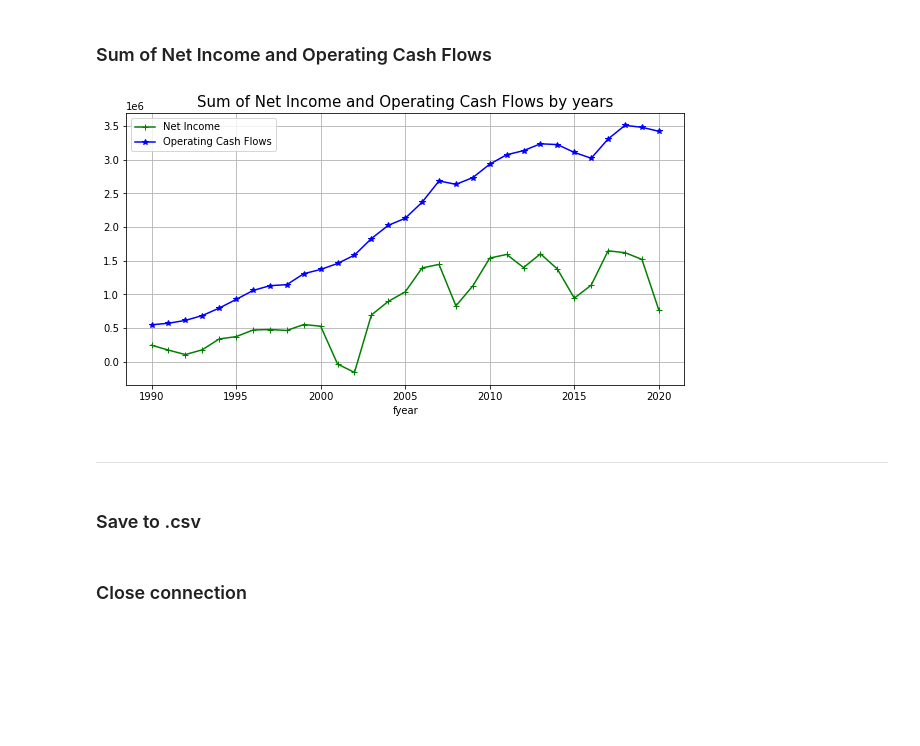
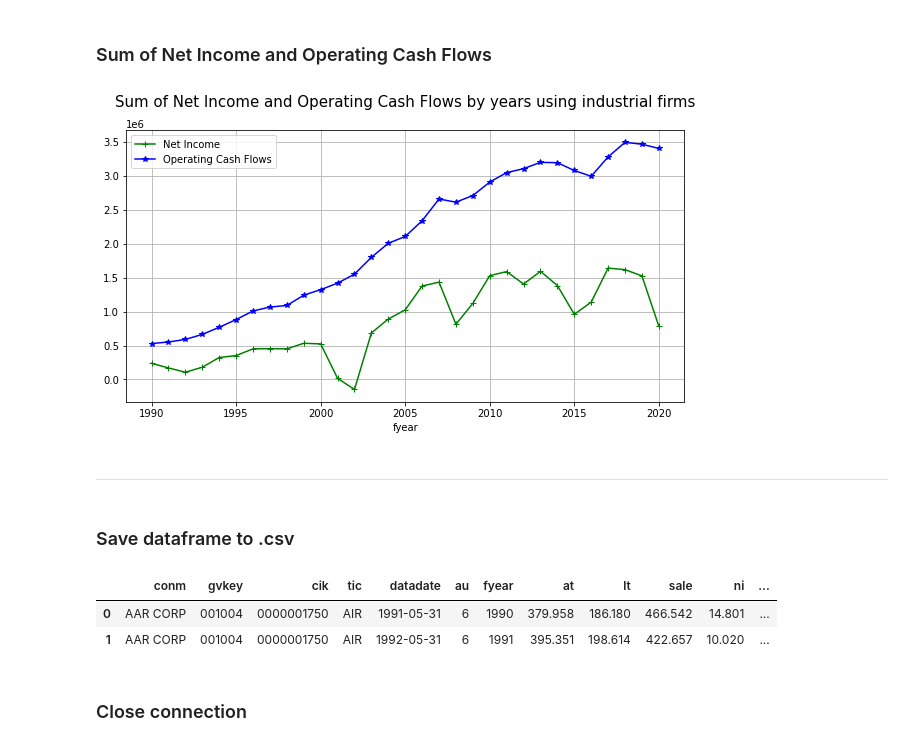
Before and after one commit to jaeyoonyu/jaeyoonyu.github.io, a Jupyter notebook: _code/wrds-download-compustat.ipynb, the cells around one changed output. Drawn from its saved outputs; the diff is of its cells as text; code cells hidden in the pictures; blank space fills up the shorter version.

```diff
--- a/_code/wrds-download-compustat.ipynb
+++ b/_code/wrds-download-compustat.ipynb
@@ -75,17 +110,23 @@ plt.show()
 # %% [markdown]
 ### Sum of Net Income and Operating Cash Flows
-# %%
-df.groupby(['fyear']).sum()['ni'].plot(kind='line', color= 'g', marker='+', label= 'Net Income')
-df.groupby(['fyear']).sum()['oancf'].plot(kind='line', figsize=(10,5), grid= True, color= 'b', marker='*', label= 'Operating Cash Flows')
-plt.legend()
-plt.title("Sum of Net Income and Operating Cash Flows by years", fontsize= 15)
-plt.show()
-# %% [output]
-[figure, removed]
+# %%
+df_ind.groupby(['fyear']).sum()['ni'].plot(kind='line', color= 'g', marker='+', label= 'Net Income')
+df_ind.groupby(['fyear']).sum()['oancf'].plot(kind='line', figsize=(10,5), grid= True, color= 'b', marker='*', label= 'Operating Cash Flows')
+plt.legend()
+plt.title("Sum of Net Income and Operating Cash Flows by years using industrial firms\n", fontsize= 15)
+plt.show()
+# %% [output]
+[figure, added]
 # %% [markdown]
 -------------
 # %% [markdown]
-### Save to .csv
+### Save dataframe to .csv
+# %%
+df.head(2)
+# %% [output]
+|  | conm | gvkey | cik | tic | datadate | au | fyear | at | lt | sale | ni | ... |
+| 0 | AAR CORP | 001004 | 0000001750 | AIR | 1991-05-31 | 6 | 1990 | 379.958 | 186.180 | 466.542 | 14.801 | ... |
+| 1 | AAR CORP | 001004 | 0000001750 | AIR | 1992-05-31 | 6 | 1991 | 395.351 | 198.614 | 422.657 | 10.020 | ... |
 # %%
 df.to_csv("data/compustat_from_1990.csv", index= None)
 # %% [markdown]
```
Also changed, not shown: parts of 9 cells of this notebook, 8 other files.
